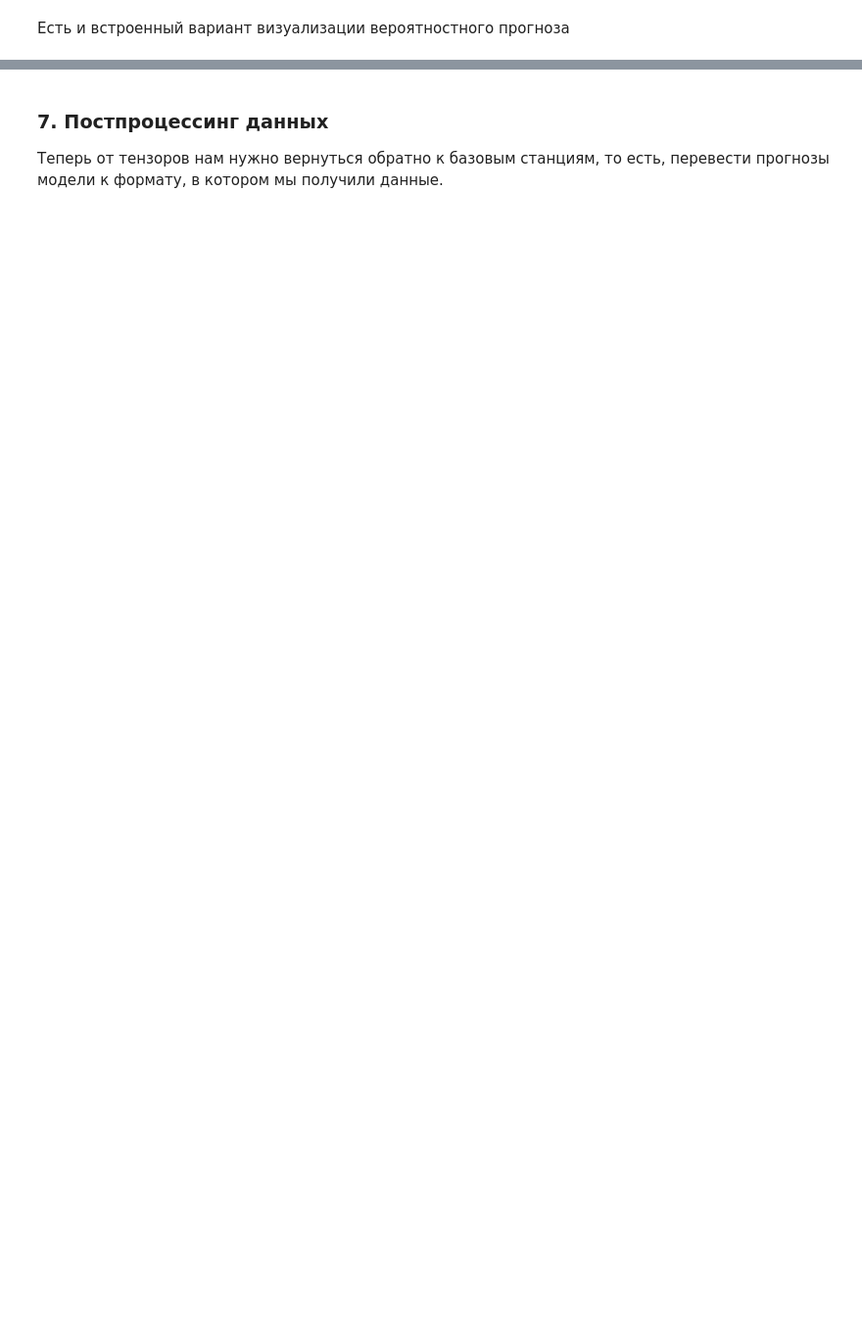
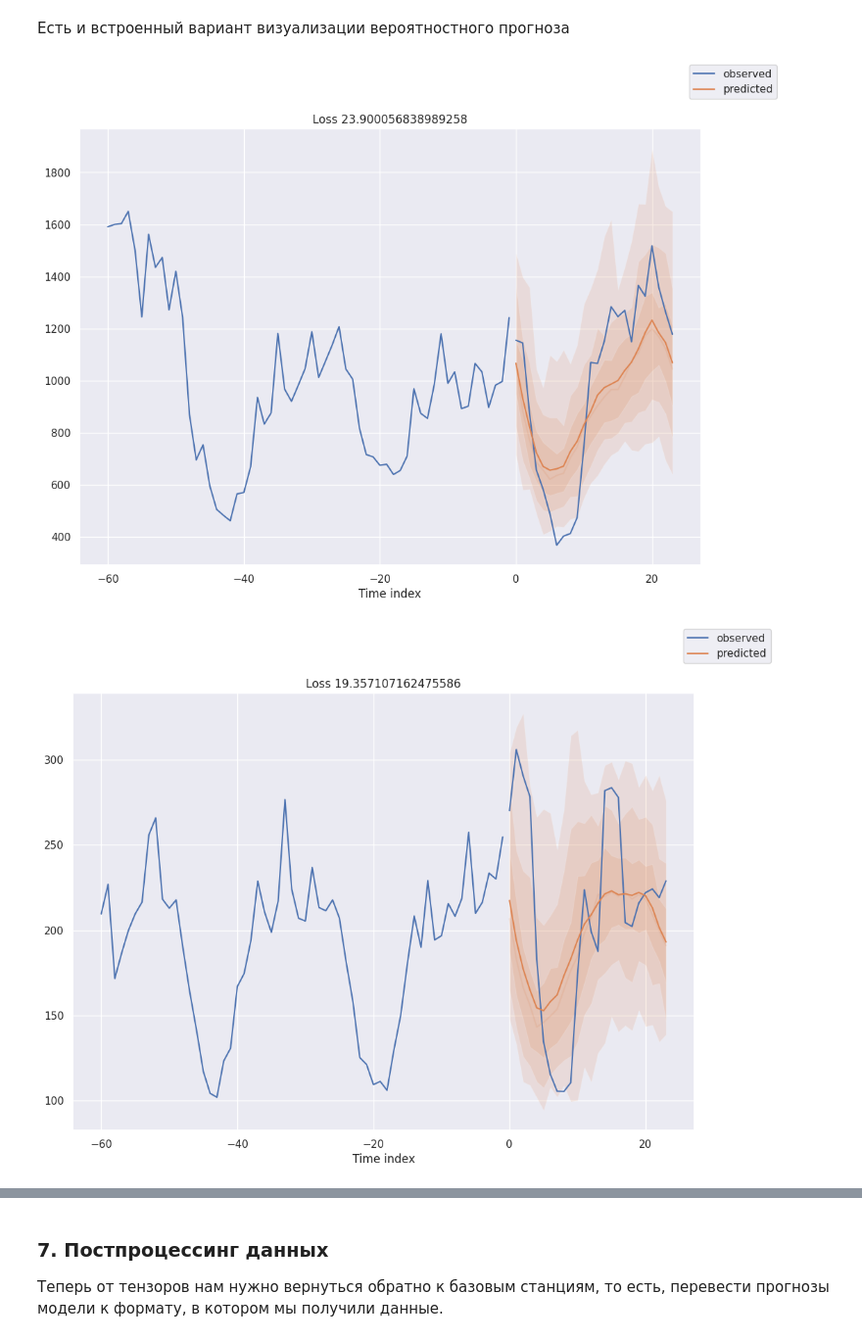
Before and after one commit to THECODEDEMOGORGON/TS_DL_workshop, a Jupyter notebook: 2_DEEPAR_example.ipynb, the cells around one changed output, grey strips where cells are left out. Shown at 98% size. Saved outputs shown, nothing was run; the diff lists cells and outputs as text; code cells hidden in the pictures; blank space fills up the shorter version.

```diff
--- a/2_DEEPAR_example.ipynb
+++ b/2_DEEPAR_example.ipynb
@@ -423,7 +500,8 @@ raw_predictions = best_model.predict(test_loader,
 test_preds = raw_predictions[0]['prediction']
 x = raw_predictions[1]['encoder_target']
 # %%
-series = test.x_to_index(raw_predictions.x)["square_id"]
 for idx in range(20,30):
     best_model.plot_prediction(raw_predictions.x, raw_predictions.output, idx=idx, add_loss_to_title=True)
-    plt.suptitle(f"Series: {series.iloc[idx]}")
+# %% [output]
+[figure, added]
+[figure, added]
```
Also changed, not shown: parts of 47 cells of this notebook.
